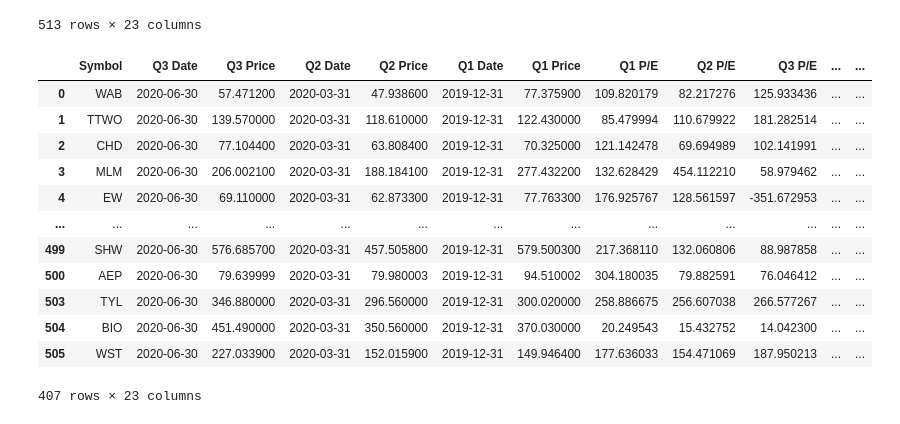
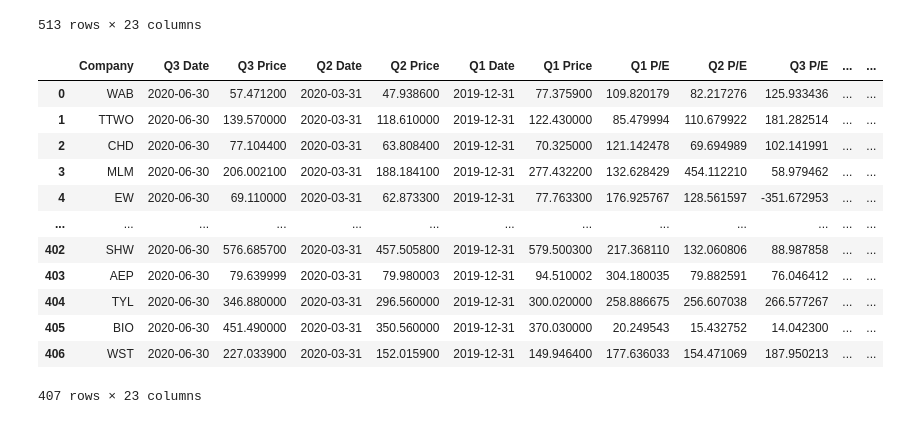
Before and after one commit to m1nsun9/Tech_Bubble_Analysis, a Jupyter notebook: Final_S&P_Data/S&P_Analysis.ipynb, the cells around one changed output. Saved outputs shown, nothing was run; the diff lists cells and outputs as text; code cells hidden in the pictures.

Commit message:
cleaned nasdaq and snp data

```diff
--- a/Final_S&P_Data/S&P_Analysis.ipynb
+++ b/Final_S&P_Data/S&P_Analysis.ipynb
@@ -103,17 +121,0 @@ snp_df.to_csv('../output/snp_final_v1.csv')
-# %%
-snp_df.dropna(inplace=True)
-snp_df
-# %% [output]
-|  | Symbol | Q3 Date | Q3 Price | Q2 Date | Q2 Price | Q1 Date | Q1 Price | Q1 P/E | Q2 P/E | Q3 P/E | ... | ... |
-| 0 | WAB | 2020-06-30 | 57.471200 | 2020-03-31 | 47.938600 | 2019-12-31 | 77.375900 | 109.820179 | 82.217276 | 125.933436 | ... | ... |
-| 1 | TTWO | 2020-06-30 | 139.570000 | 2020-03-31 | 118.610000 | 2019-12-31 | 122.430000 | 85.479994 | 110.679922 | 181.282514 | ... | ... |
-| 2 | CHD | 2020-06-30 | 77.104400 | 2020-03-31 | 63.808400 | 2019-12-31 | 70.325000 | 121.142478 | 69.694989 | 102.141991 | ... | ... |
-| 3 | MLM | 2020-06-30 | 206.002100 | 2020-03-31 | 188.184100 | 2019-12-31 | 277.432200 | 132.628429 | 454.112210 | 58.979462 | ... | ... |
-| 4 | EW | 2020-06-30 | 69.110000 | 2020-03-31 | 62.873300 | 2019-12-31 | 77.763300 | 176.925767 | 128.561597 | -351.672953 | ... | ... |
-| ... | ... | ... | ... | ... | ... | ... | ... | ... | ... | ... | ... | ... |
-| 499 | SHW | 2020-06-30 | 576.685700 | 2020-03-31 | 457.505800 | 2019-12-31 | 579.500300 | 217.368110 | 132.060806 | 88.987858 | ... | ... |
-| 500 | AEP | 2020-06-30 | 79.639999 | 2020-03-31 | 79.980003 | 2019-12-31 | 94.510002 | 304.180035 | 79.882591 | 76.046412 | ... | ... |
-| 503 | TYL | 2020-06-30 | 346.880000 | 2020-03-31 | 296.560000 | 2019-12-31 | 300.020000 | 258.886675 | 256.607038 | 266.577267 | ... | ... |
-| 504 | BIO | 2020-06-30 | 451.490000 | 2020-03-31 | 350.560000 | 2019-12-31 | 370.030000 | 20.249543 | 15.432752 | 14.042300 | ... | ... |
-| 505 | WST | 2020-06-30 | 227.033900 | 2020-03-31 | 152.015900 | 2019-12-31 | 149.946400 | 177.636033 | 154.471069 | 187.950213 | ... | ... |
-407 rows × 23 columns
@@ -121,0 +122,21 @@ snp_df.to_csv('../output/snp_final_v2.csv')
+# %%
+clean_snp_df = snp_df.loc[(snp_df['Symbol'] != 'OTIS') & (snp_df['Symbol'] != 'AXP')
+                          & (snp_df['Symbol'] != 'CARR')]
+# %%
+clean_snp_df = clean_snp_df.dropna()
+clean_snp_df = clean_snp_df.rename(columns={'Symbol': 'Company'})
+clean_snp_df.reset_index(drop=True)
+# %% [output]
+|  | Company | Q3 Date | Q3 Price | Q2 Date | Q2 Price | Q1 Date | Q1 Price | Q1 P/E | Q2 P/E | Q3 P/E | ... | ... |
+| 0 | WAB | 2020-06-30 | 57.471200 | 2020-03-31 | 47.938600 | 2019-12-31 | 77.375900 | 109.820179 | 82.217276 | 125.933436 | ... | ... |
+| 1 | TTWO | 2020-06-30 | 139.570000 | 2020-03-31 | 118.610000 | 2019-12-31 | 122.430000 | 85.479994 | 110.679922 | 181.282514 | ... | ... |
+| 2 | CHD | 2020-06-30 | 77.104400 | 2020-03-31 | 63.808400 | 2019-12-31 | 70.325000 | 121.142478 | 69.694989 | 102.141991 | ... | ... |
+| 3 | MLM | 2020-06-30 | 206.002100 | 2020-03-31 | 188.184100 | 2019-12-31 | 277.432200 | 132.628429 | 454.112210 | 58.979462 | ... | ... |
+| 4 | EW | 2020-06-30 | 69.110000 | 2020-03-31 | 62.873300 | 2019-12-31 | 77.763300 | 176.925767 | 128.561597 | -351.672953 | ... | ... |
+| ... | ... | ... | ... | ... | ... | ... | ... | ... | ... | ... | ... | ... |
+| 402 | SHW | 2020-06-30 | 576.685700 | 2020-03-31 | 457.505800 | 2019-12-31 | 579.500300 | 217.368110 | 132.060806 | 88.987858 | ... | ... |
+| 403 | AEP | 2020-06-30 | 79.639999 | 2020-03-31 | 79.980003 | 2019-12-31 | 94.510002 | 304.180035 | 79.882591 | 76.046412 | ... | ... |
+| 404 | TYL | 2020-06-30 | 346.880000 | 2020-03-31 | 296.560000 | 2019-12-31 | 300.020000 | 258.886675 | 256.607038 | 266.577267 | ... | ... |
+| 405 | BIO | 2020-06-30 | 451.490000 | 2020-03-31 | 350.560000 | 2019-12-31 | 370.030000 | 20.249543 | 15.432752 | 14.042300 | ... | ... |
+| 406 | WST | 2020-06-30 | 227.033900 | 2020-03-31 | 152.015900 | 2019-12-31 | 149.946400 | 177.636033 | 154.471069 | 187.950213 | ... | ... |
+407 rows × 23 columns
```
Also changed, not shown: parts of 5 cells of this notebook, 2 other files.
